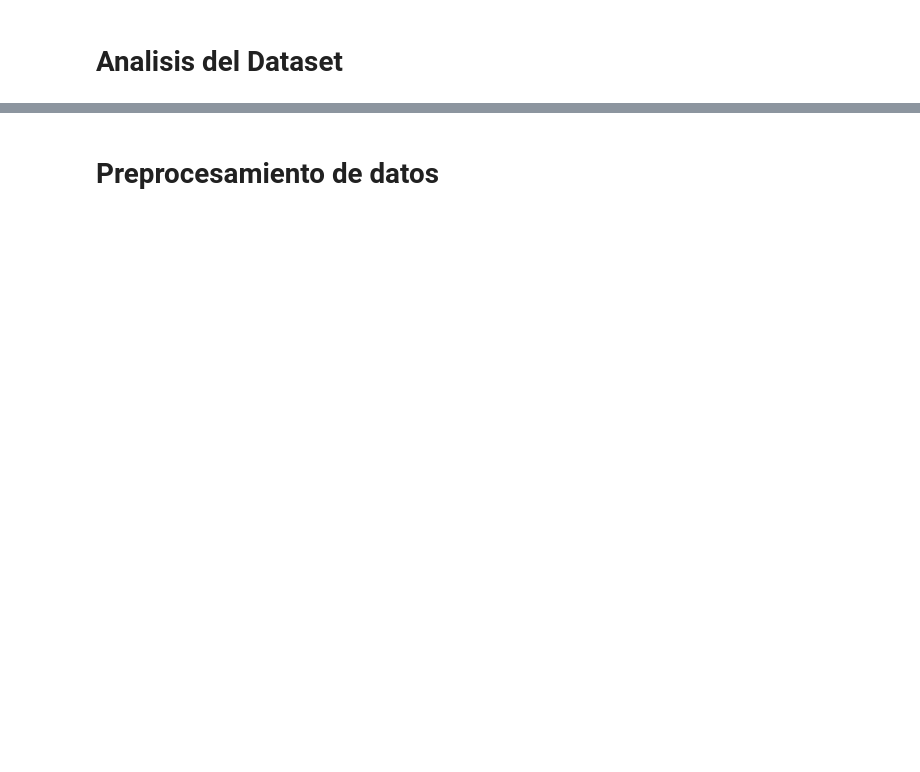
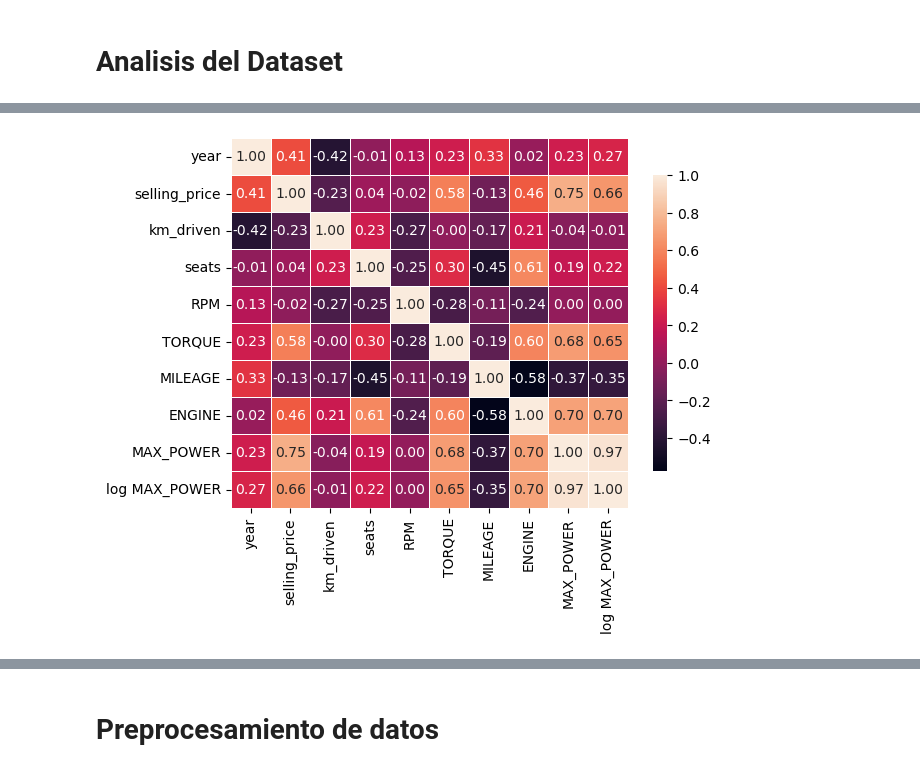
Before and after one commit to pokengineer/DataScience, a Jupyter notebook: practice/08_Ej_regression_car_price.ipynb, the cells around one changed output, grey strips where cells are left out. Cells and saved outputs as stored; diff of their text form; code cells hidden in the pictures; blank space fills up the shorter version.

```diff
--- a/practice/08_Ej_regression_car_price.ipynb
+++ b/practice/08_Ej_regression_car_price.ipynb
@@ -18,0 +28,31 @@ df_car.head(5)
+# %%
+def etl_dataset( df ):
+    # Torque
+    df['RPM'] = df['torque'].str.extract(r'(\d+)rpm', expand=False)
+    df['RPM'].fillna(df['torque'].str.extract(r'(\d{1,3}(?:,\d{3})*)\(kgm@ rpm\)', expand=False), inplace=True)
+    df['RPM'].fillna(df['torque'].str.extract(r'(\d+) RPM', expand=False), inplace=True)
+    df['RPM'].fillna(df['torque'].str.extract(r'(\d+)  rpm ', expand=False), inplace=True)
+    df['RPM'].fillna(df['torque'].str.extract(r'(\d+) rpm', expand=False), inplace=True)
+    df['TORQUE'] = df['torque'].str.extract(r'(\d+)Nm@', expand=False)
+    df['TORQUE'].fillna(df['torque'].str.extract(r'(\d+)nm@', expand=False), inplace=True)
+    df['TORQUE'].fillna(df['torque'].str.extract(r'(\d+) Nm', expand=False), inplace=True)
+    df['TORQUE'].fillna(df['torque'].str.extract(r'(\d+)@', expand=False), inplace=True)
+    df['TORQUE'].fillna(df['torque'].str.extract(r'(\d+)Nm', expand=False), inplace=True)
+    df['TORQUE'].fillna(df['torque'].str.extract(r'(\d+)  Nm', expand=False), inplace=True)
+    df['TORQUE'].fillna(df['torque'].str.extract(r'(\d+)NM@', expand=False), inplace=True)
+    df['TORQUE'].fillna((df['torque'].str.extract(r'(\d{1,2}(?:[,.]\d{1,2})?)@\s*\d{1,3}(?:,\d{3})*\(kgm@ rpm\)', expand=False)).astype(float) * 9.8, inplace=True)
+    df['TORQUE'].fillna((df['torque'].str.extract(r'(\d{1,2}(?:[,.]\d{1,2})?)\s*kgm', expand=False)).astype(float) * 9.8,inplace=True)
+    df['RPM'] = df['RPM'].str.replace(',', '').astype(float)
+    df['TORQUE'] = df['TORQUE'].astype(float)
+    # Brand
+    df['BRAND'] = df['name'].astype('str').apply(lambda x: x.split()[0])
+    # Milage
+    df['MILEAGE'] = (df['mileage'].apply(lambda x: str(x).replace(' kmpl', '').replace(' km/kg', ''))).astype(float)
+    # Engine
+    df['ENGINE'] = (df['engine'].apply(lambda x: str(x).replace(' CC', ''))).astype(float)
+    # Max Power
+    df['MAX_POWER'] = df['max_power'].astype(str).apply(lambda x: x.split()[0])
+    df.drop(df[df['MAX_POWER'] == 'bhp'].index, inplace=True, axis=0)
+    df['MAX_POWER'] = df['MAX_POWER'].astype(float)
+    # Drop columns
+    return df.drop(['torque', 'name', 'mileage', 'engine', 'max_power'], axis=1)
@@ -27,0 +117,5 @@ plt.show()
+# %%
+sns.heatmap(df_car.corr(), annot=True, fmt='.2f', linewidths=.5, cbar_kws={"shrink": .8})
+plt.show()
+# %% [output]
+[figure, added]
```
Also changed, not shown: parts of 22 cells of this notebook.
